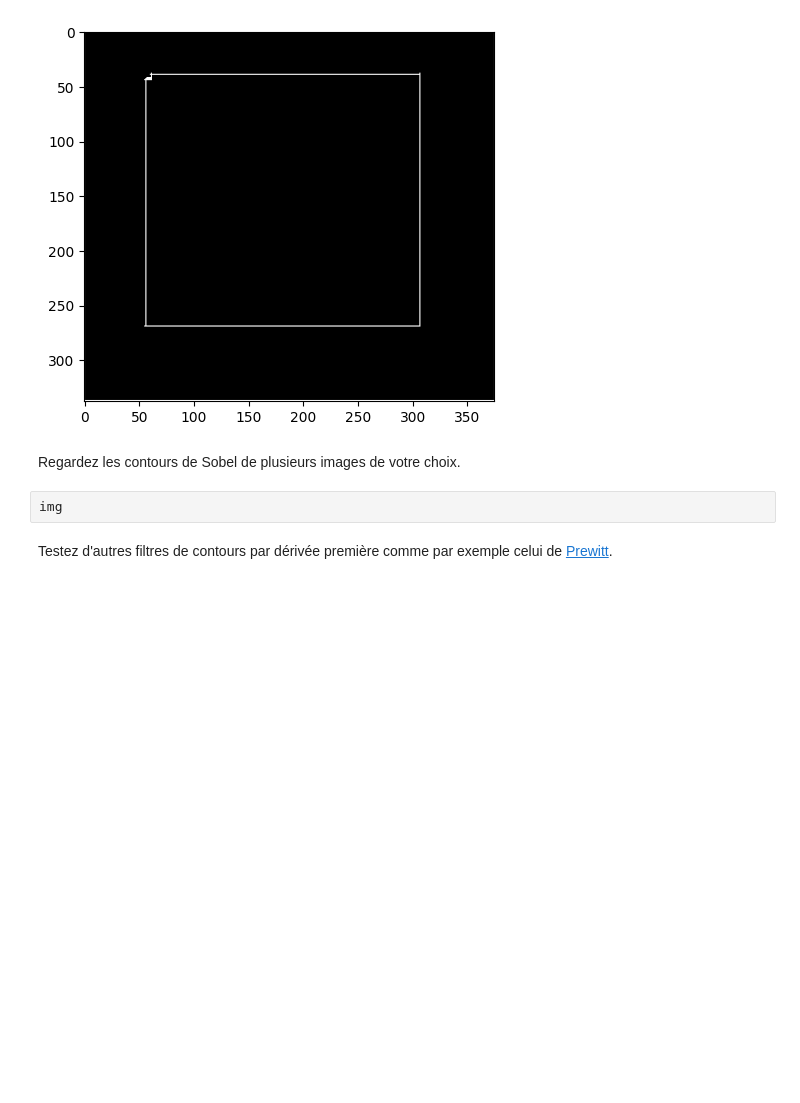
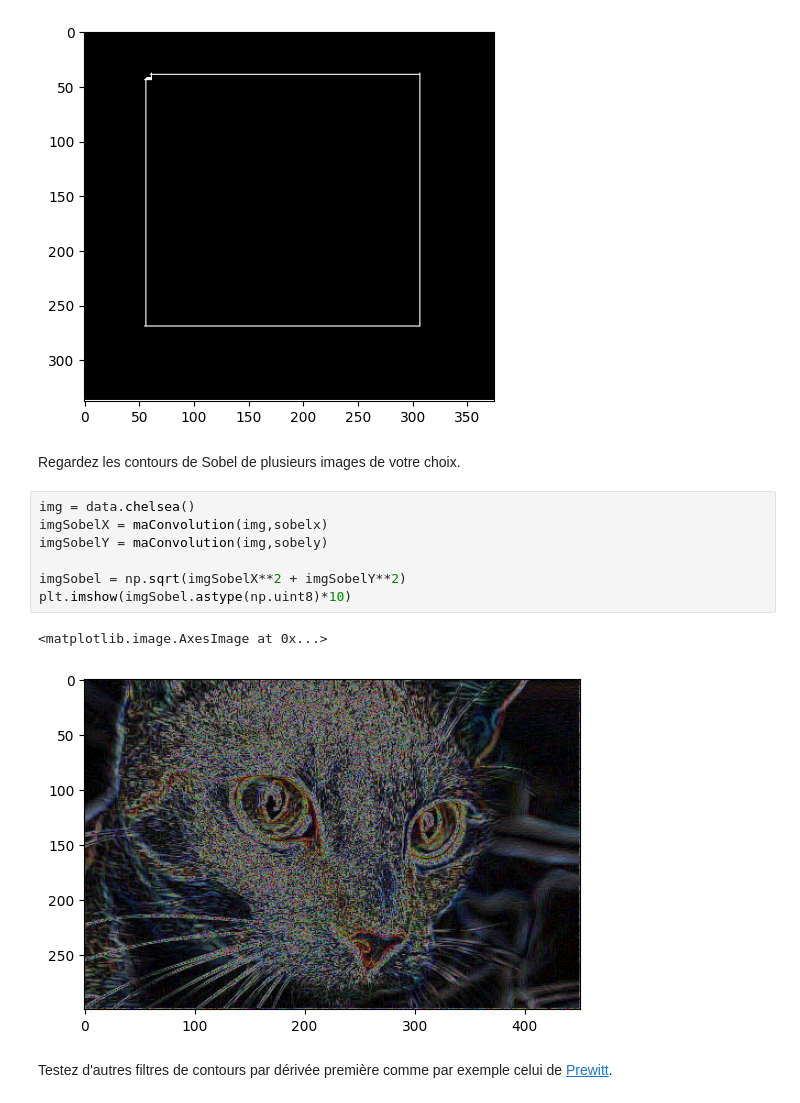
Before and after one commit to Tsukoyachi/CS-Semester-5-6, a Jupyter notebook: TD/S6/Données Numériques/TD6/TPconv.ipynb, the cells around one changed output. Saved outputs shown, nothing was run; the diff lists cells and outputs as text; blank space fills up the shorter version.

```diff
--- a/TD/S6/Données Numériques/TD6/TPconv.ipynb
+++ b/TD/S6/Données Numériques/TD6/TPconv.ipynb
@@ -133,8 +133,16 @@ Clipping input data to the valid range for imshow with RGB data ([0..1] for floa
 [figure]
 # %% [markdown]
 Regardez les contours de Sobel de plusieurs images de votre choix.
-# %%
-img
+# %%
+img = data.chelsea()
+imgSobelX = maConvolution(img,sobelx)
+imgSobelY = maConvolution(img,sobely)
+
+imgSobel = np.sqrt(imgSobelX**2 + imgSobelY**2)
+plt.imshow(imgSobel.astype(np.uint8)*10)
+# %% [output]
+<matplotlib.image.AxesImage at 0x...>
+[figure, added]
 # %% [markdown]
 Testez d'autres filtres de contours par dérivée première comme par exemple celui de <a href="https://scikit-image.org/docs/dev/api/skimage.filters.html?highlight=sobel#skimage.filters.prewitt">Prewitt</a>.
 # %%
```
